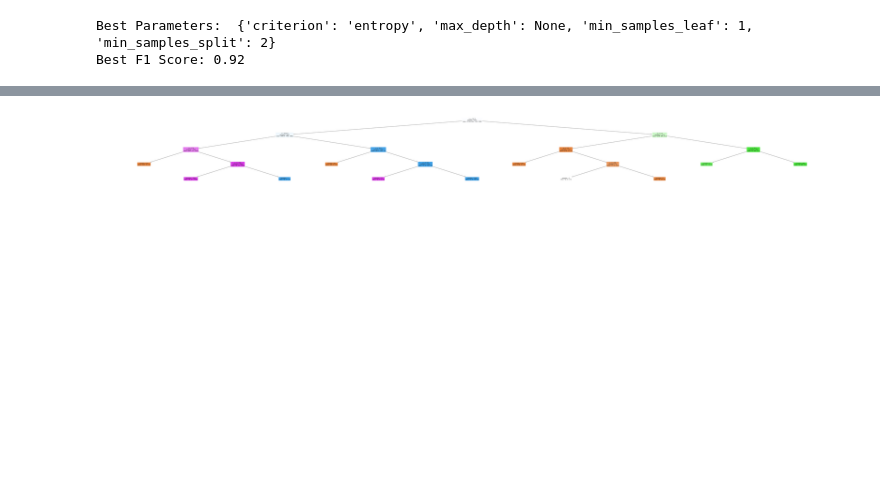
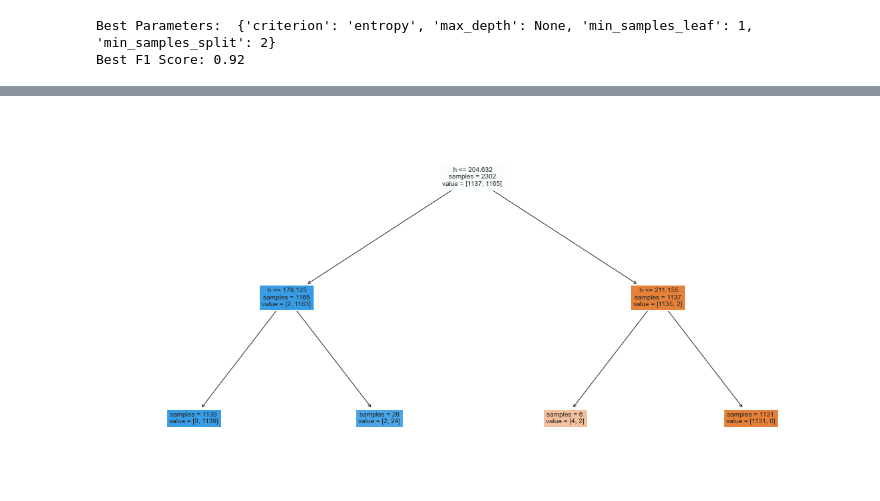
Before and after one commit to glennwuwu/ev3g-decision-tree-classifier, a Jupyter notebook: Colores.ipynb, the cells around one changed output, grey strips where cells are left out. Saved outputs shown, nothing was run; the diff lists cells and outputs as text; code cells hidden in the pictures; blank space fills up the shorter version.

```diff
--- a/Colores.ipynb
+++ b/Colores.ipynb
@@ -18,8 +18,8 @@ colors = {
     "green": 3,
 #     "yellow": 4,
     "blue": 2,
-    "nothing": 0,
-    "white": 6
+#     "nothing": 0,
+#     "white": 6
 }
 # %%
 y = pd.DataFrame()
@@ -76,9 +76,9 @@ plt.show()
 # %% [output]
 [figure]
 # %%
-# X = df.drop(columns=["r", " g", " b", "col"])
-X = df.drop(columns=[" h", " s", " v", "col"])
+X = df.drop(columns=["r", " g", " b", "col"])
+# X = df.drop(columns=[" h", " s", " v", "col"])
 # X = df.drop(columns=["col"])
 y = df["col"]
 # %%
-# X["vs"] = [v*s for v, s in zip(X[" v"], X[" s"])]
+X["vs"] = [v*s for v, s in zip(X[" v"], X[" s"])]
@@ -196,7 +195,7 @@ Best Parameters:  {'criterion': 'entropy', 'max_depth': None, 'min_samples_leaf'
 Best F1 Score: 0.92
 # %%
 # HT
-dtc = DecisionTreeClassifier(**{'criterion': 'entropy', 'max_depth': 10, 'min_samples_leaf': 1, 'min_samples_split': 5}, random_state=42)
+dtc = DecisionTreeClassifier(**{'criterion': 'entropy', 'max_depth': 2, 'min_samples_leaf': 1, 'min_samples_split': 5}, random_state=42)
 
 # ## EV3
 # dtc = DecisionTreeClassifier(** {'criterion': 'entropy', 'max_depth': 10, 'min_samples_leaf': 1, 'min_samples_split': 2}, random_state=42)
@@ -211,9 +210,11 @@ print("Accuracy: {:.2f}%".format(accuracy * 100))
 print("Classification Report:")
 print(classification_report(y_test, predictions))
 
-tree_array = tree_to_array(dtc, ['h', 's', 'v', 'vs'], [0, 2, 3, 6])
+tree_array = tree_to_array(dtc, ['h', 's', 'v', 'vs'], [2, 3])
 
 st = time.time()
+
+tree_array.append(0)
 
 print(DTC_Colores(60, 0.1294, 255 ) == 6)
 print(DTC_Colores(42.2581, 0.7949, 234) == 4)
@@ -294,15 +295,15 @@ with open('output/dtc.rtf', 'w') as file:
 # %%
 from sklearn.tree import plot_tree
 
-fig, ax = plt.subplots(figsize=(100, 10))
+fig, ax = plt.subplots(figsize=(20, 10))
 plot_tree(
     dtc,
     feature_names=X.columns,
     impurity=False,
     filled=True,
     ax=ax,
     fontsize=10,
 )
 plt.show()
 # %% [output]
-[figure, old version]
+[figure, new version]
```
Also changed, not shown: parts of 6 cells of this notebook.
